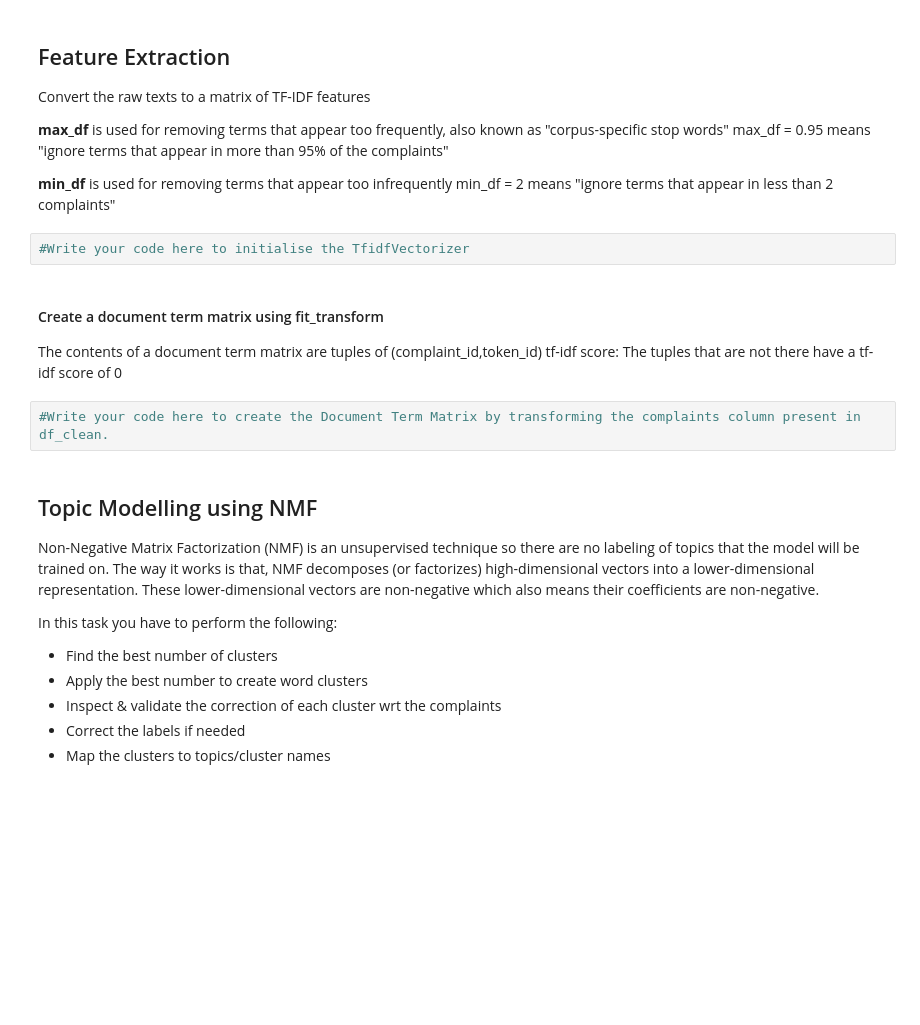
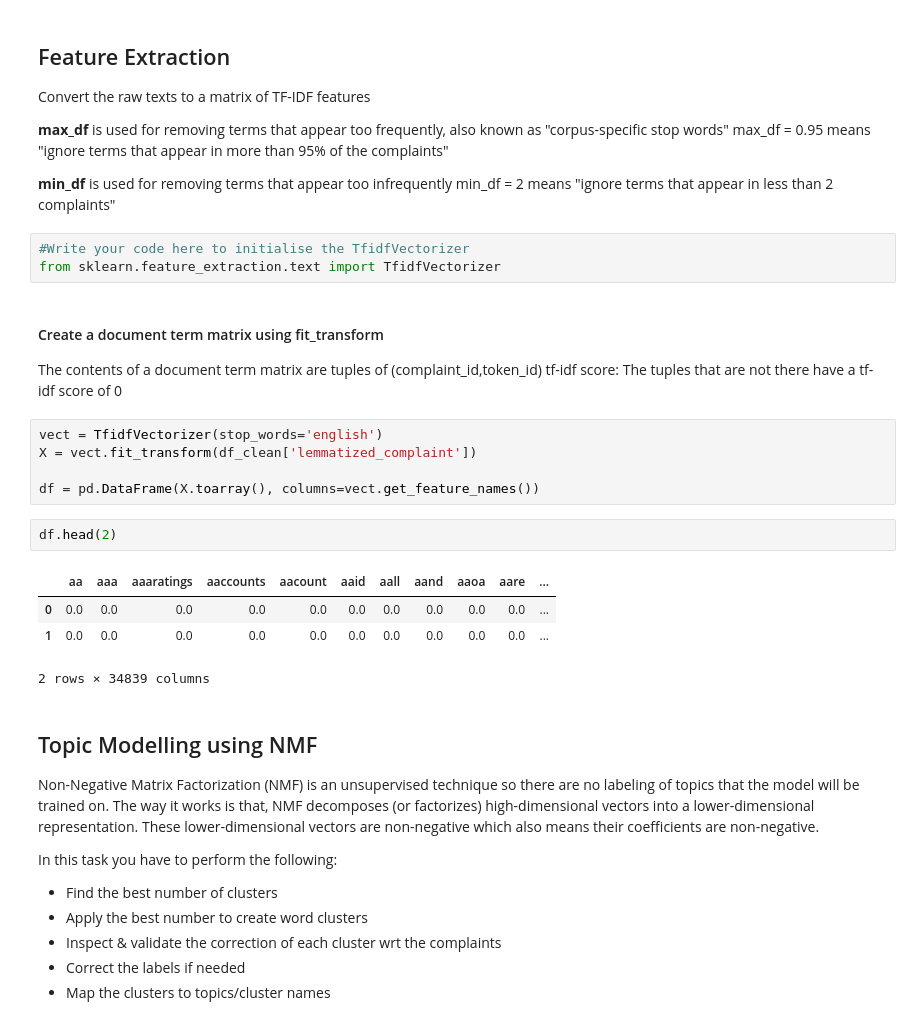
Before and after one commit to ayushxx7/TicketClassification, a Jupyter notebook: Automatic_Ticket_Classification_Assignment.ipynb, the cells around one changed output. Drawn from its saved outputs; the diff is of its cells as text; blank space fills up the shorter version.

```diff
--- a/Automatic_Ticket_Classification_Assignment.ipynb
+++ b/Automatic_Ticket_Classification_Assignment.ipynb
@@ -547,13 +547,24 @@ max_df = 0.95 means "ignore terms that appear in more than 95% of the complaints
 min_df = 2 means "ignore terms that appear in less than 2 complaints"
 # %%
 #Write your code here to initialise the TfidfVectorizer
+from sklearn.feature_extraction.text import TfidfVectorizer
 # %% [markdown]
 #### Create a document term matrix using fit_transform
 
 The contents of a document term matrix are tuples of (complaint_id,token_id) tf-idf score:
 The tuples that are not there have a tf-idf score of 0
-# %%
-#Write your code here to create the Document Term Matrix by transforming the complaints column present in df_clean.
+# %%
+vect = TfidfVectorizer(stop_words='english')
+X = vect.fit_transform(df_clean['lemmatized_complaint'])
+
+df = pd.DataFrame(X.toarray(), columns=vect.get_feature_names())
+# %%
+df.head(2)
+# %% [output]
+|  | aa | aaa | aaaratings | aaccounts | aacount | aaid | aall | aand | aaoa | aare | ... |
+| 0 | 0.0 | 0.0 | 0.0 | 0.0 | 0.0 | 0.0 | 0.0 | 0.0 | 0.0 | 0.0 | ... |
+| 1 | 0.0 | 0.0 | 0.0 | 0.0 | 0.0 | 0.0 | 0.0 | 0.0 | 0.0 | 0.0 | ... |
+2 rows × 34839 columns
 # %% [markdown]
 ## Topic Modelling using NMF
 
```
Also changed, not shown: parts of 5 cells of this notebook.
